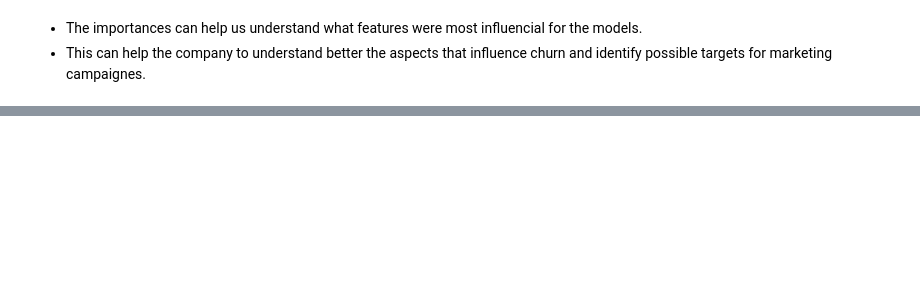
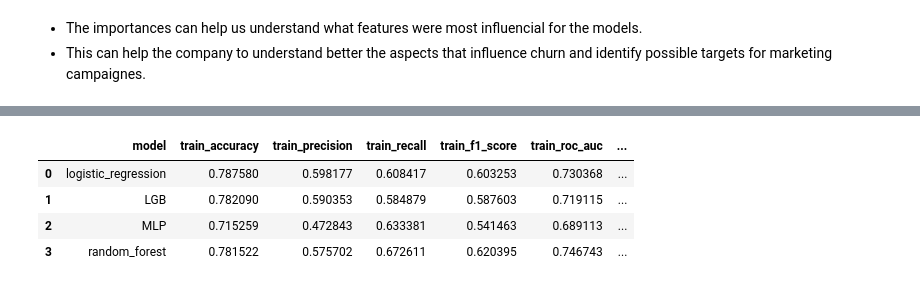
Before and after one commit to VigMarton/churn-analysis, a Jupyter notebook: churn_prediction.ipynb, the cells around one changed output, grey strips where cells are left out. Saved outputs shown, nothing was run; the diff lists cells and outputs as text; code cells hidden in the pictures; blank space fills up the shorter version.

```diff
--- a/churn_prediction.ipynb
+++ b/churn_prediction.ipynb
@@ -240,0 +213,35 @@ plt.show()
+# %%
+
+# Define features and target
+X = df_churn.drop(columns=['Churn'])
+y = df_churn['Churn']
+
+# Split the dataset
+X_train, X_test, y_train, y_test = train_test_split(X, y, test_size=0.25, stratify=y, random_state=1)
+
+# Create a pipeline with scaling, SMOTE, and logistic regression
+pipeline = Pipeline([
+    ('scaler', StandardScaler()),
+    ('smote', SMOTE(random_state=1)),
+    ('log_reg', LogisticRegression())
+])
+
+# Stratified K-Fold Cross-Validation
+skf = StratifiedKFold(n_splits=5, shuffle=True, random_state=1)
+cv_scores = cross_val_score(pipeline, X_train, y_train, cv=skf, scoring='accuracy')
+
+# Print results
+print("Mean Cross-Validation Score:", cv_scores.mean())
+
+# Fit the model on the training set
+pipeline.fit(X_train, y_train)
+
+# Make predictions on the test set
+y_pred = pipeline.predict(X_test)
+
+# Confusion Matrix and Classification Report
+print("\nConfusion Matrix:")
+print(confusion_matrix(y_test, y_pred))
+
+print("\nClassification Report:")
+print(classification_report(y_test, y_pred))
@@ -240,0 +493,8 @@ plt.show()
+# %%
+model_results_df
+# %% [output]
+|  | model | train_accuracy | train_precision | train_recall | train_f1_score | train_roc_auc | ... |
+| 0 | logistic_regression | 0.787580 | 0.598177 | 0.608417 | 0.603253 | 0.730368 | ... |
+| 1 | LGB | 0.782090 | 0.590353 | 0.584879 | 0.587603 | 0.719115 | ... |
+| 2 | MLP | 0.715259 | 0.472843 | 0.633381 | 0.541463 | 0.689113 | ... |
+| 3 | random_forest | 0.781522 | 0.575702 | 0.672611 | 0.620395 | 0.746743 | ... |
```
Also changed, not shown: parts of 17 cells of this notebook, 1 other file.
